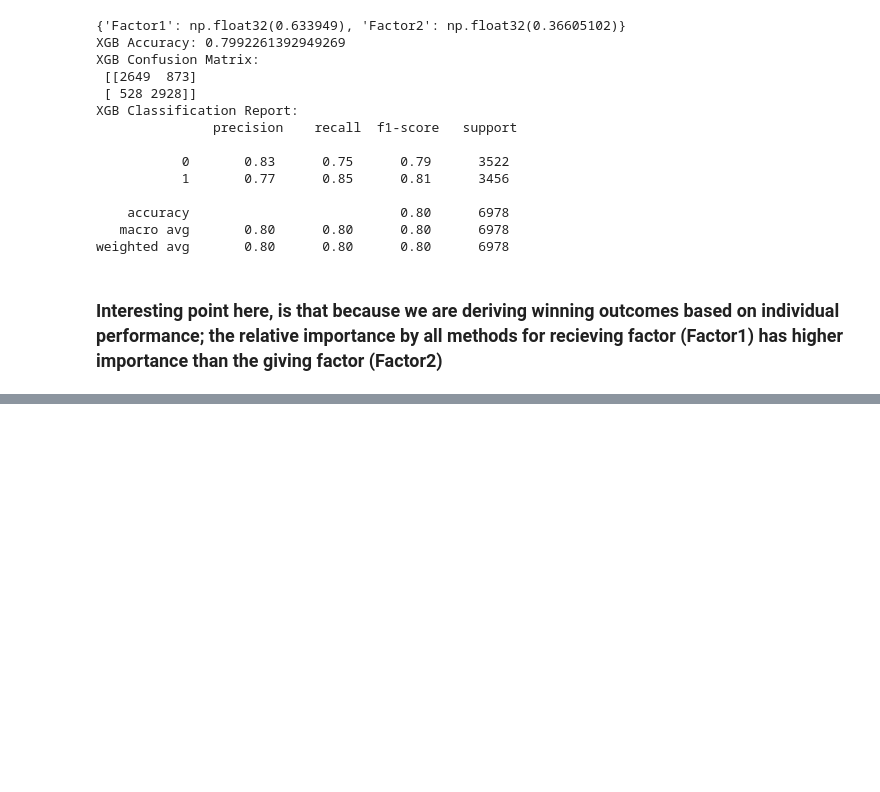
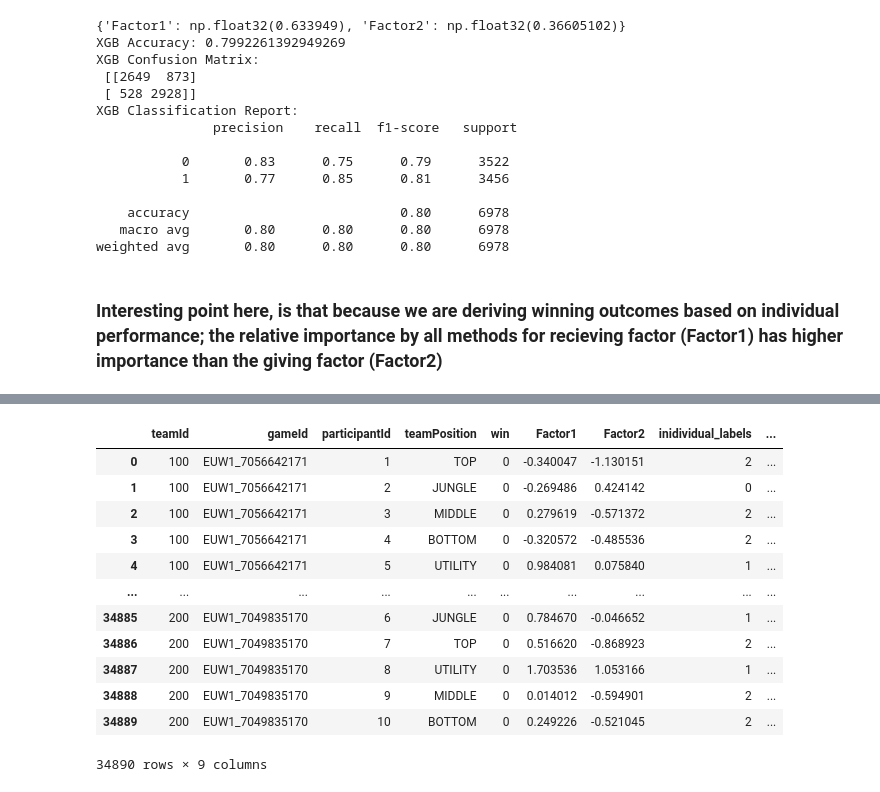
Before and after one commit to TDI-Lab/Collective-Intelligence-LoL, a Jupyter notebook: notebooks/individualAnalysis.ipynb, the cells around one changed output, grey strips where cells are left out. Saved outputs shown, nothing was run; the diff lists cells and outputs as text; code cells hidden in the pictures; blank space fills up the shorter version.

```diff
--- a/notebooks/individualAnalysis.ipynb
+++ b/notebooks/individualAnalysis.ipynb
@@ -739,0 +756,5 @@ weighted avg       0.80      0.80      0.80      6978
+# %%
+individualSubsetDF = individualDF[['teamId', 'gameId', 'participantId', 'teamPosition', 'win']]
+factor_scores_with_individuals = pd.concat([individualSubsetDF, factor_scores_df], axis=1)
+
+factor_scores_with_individuals
@@ -739,0 +824,8 @@ weighted avg       0.80      0.80      0.80      6978
+# %%
+num_clusters = 4
+kmeans = KMeans(n_clusters=num_clusters, random_state=42, n_init=10, max_iter=16)
+kmeans.fit(factor_scores_df)
+
+factor_scores_with_individuals['inidividual_labels'] = kmeans.labels_
+
+factor_scores_with_individuals
@@ -739,0 +846,27 @@ weighted avg       0.80      0.80      0.80      6978
+# %%
+def labelTeam(team_type):
+    if team_type == 0:
+        return 'Alpha'
+    elif team_type == 1:
+        return 'Beta'
+    elif team_type == 2:
+        return 'Gamma'
+    else:
+        return 'Delta'
+
+factor_scores_with_individuals['individual_class'] = factor_scores_with_individuals['inidividual_labels'].apply(labelTeam)
+factor_scores_with_individuals
+# %% [output]
+|  | teamId | gameId | participantId | teamPosition | win | Factor1 | Factor2 | inidividual_labels | ... |
+| 0 | 100 | EUW1_7056642171 | 1 | TOP | 0 | -0.340047 | -1.130151 | 2 | ... |
+| 1 | 100 | EUW1_7056642171 | 2 | JUNGLE | 0 | -0.269486 | 0.424142 | 0 | ... |
+| 2 | 100 | EUW1_7056642171 | 3 | MIDDLE | 0 | 0.279619 | -0.571372 | 2 | ... |
+| 3 | 100 | EUW1_7056642171 | 4 | BOTTOM | 0 | -0.320572 | -0.485536 | 2 | ... |
+| 4 | 100 | EUW1_7056642171 | 5 | UTILITY | 0 | 0.984081 | 0.075840 | 1 | ... |
+| ... | ... | ... | ... | ... | ... | ... | ... | ... | ... |
+| 34885 | 200 | EUW1_7049835170 | 6 | JUNGLE | 0 | 0.784670 | -0.046652 | 1 | ... |
+| 34886 | 200 | EUW1_7049835170 | 7 | TOP | 0 | 0.516620 | -0.868923 | 2 | ... |
+| 34887 | 200 | EUW1_7049835170 | 8 | UTILITY | 0 | 1.703536 | 1.053166 | 1 | ... |
+| 34888 | 200 | EUW1_7049835170 | 9 | MIDDLE | 0 | 0.014012 | -0.594901 | 2 | ... |
+| 34889 | 200 | EUW1_7049835170 | 10 | BOTTOM | 0 | 0.249226 | -0.521045 | 2 | ... |
+34890 rows × 9 columns
```
Also changed, not shown: parts of 15 cells of this notebook, 1 other file.
